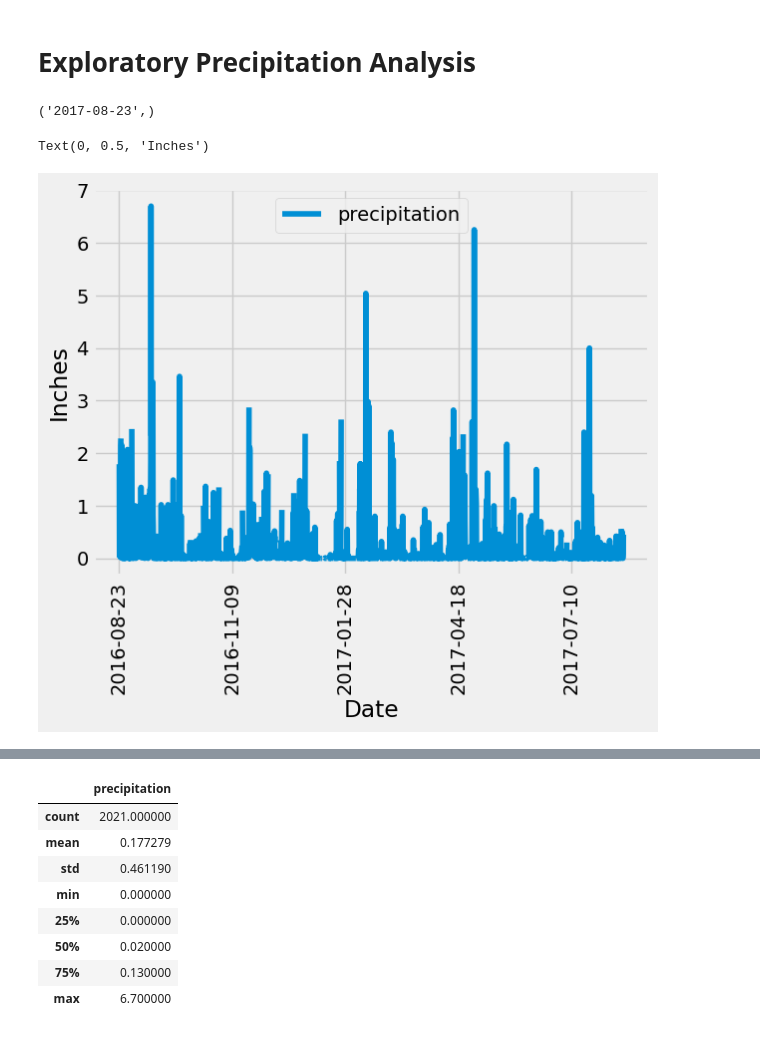
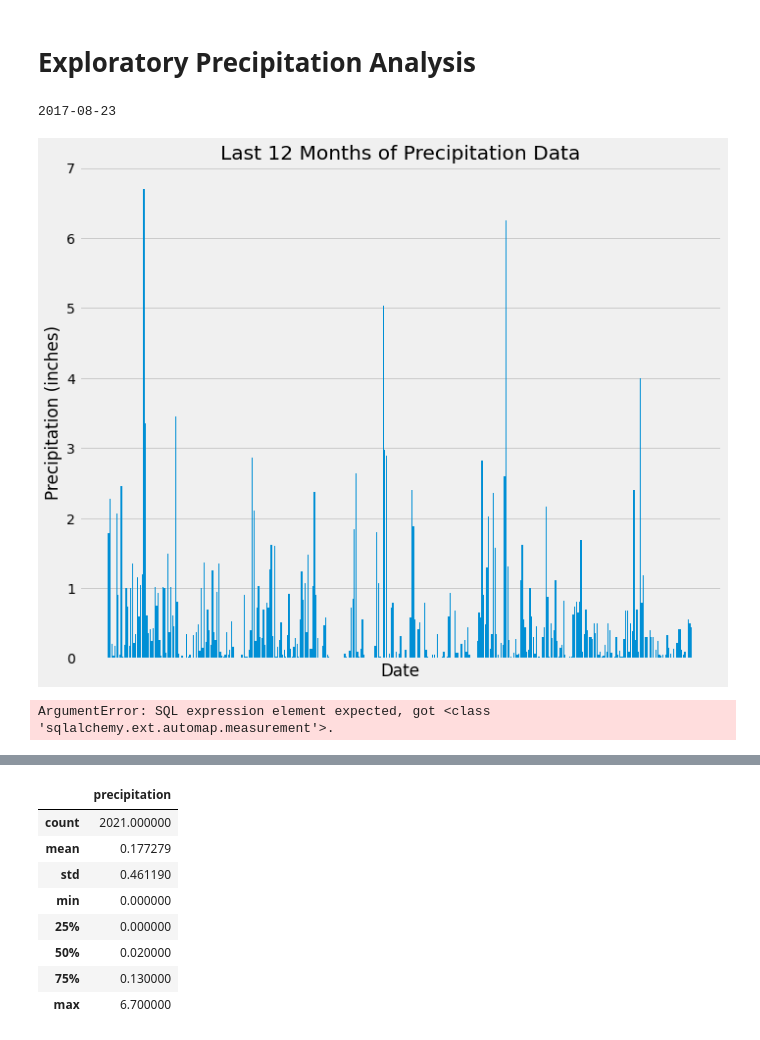
Before and after one commit to MirianRuanova/sqlalchemy-challenge, a Jupyter notebook: SurfsUp/climate_starter.ipynb, the cells around one changed output, grey strips where cells are left out. Cells and saved outputs as stored; diff of their text form; code cells hidden in the pictures.

```diff
--- a/SurfsUp/climate_starter.ipynb
+++ b/SurfsUp/climate_starter.ipynb
@@ -95,11 +72,61 @@ session.close()
 # Exploratory Precipitation Analysis
 # %%
 # Find the most recent date in the data set.
+most_recent_date = session.query(func.max(measurement.date)).scalar()
+print(most_recent_date)
 # %% [output]
-('2017-08-23',)
+2017-08-23
+# %%
+
+# Design a query to retrieve the last 12 months of precipitation data and plot the results.
+# Starting from the most recent data point in the database.
+
+import matplotlib.dates as mdates
+
+most_recent_date = session.query(func.max(measurement.date)).scalar()
+
+
+# Calculate the date one year from the last date in data set.
+one_year_ago = pd.to_datetime(most_recent_date) - pd.DateOffset(years=1)
+one_year_ago_str = one_year_ago.strftime('%Y-%m-%d')
+
+# Perform a query to retrieve the data and precipitation scores
+results = session.query(measurement.date, measurement.prcp).\
+          filter(measurement.date >= one_year_ago_str).\
+          order_by(measurement.date).all()
+
+# Save the query results as a Pandas DataFrame. Explicitly set the column names
+
+df = pd.DataFrame(results, columns=['Date', 'Precipitation'])
+
+# Sort the dataframe by date
+
+df.sort_values(by='Date', inplace=True)
+
+# Use Pandas Plotting with Matplotlib to plot the data
+
+plt.figure(figsize=(10, 8))
+plt.bar(df['Date'], df['Precipitation'])
+plt.xlabel('Date')
+plt.ylabel('Precipitation (inches)')
+plt.title('Last 12 Months of Precipitation Data')
+#plt.xticks(rotation=90)
+plt.tight_layout()
+# Format x-axis tick labels to display one date per month
+ax = plt.gca()
+ax.xaxis.set_major_locator(mdates.MonthLocator())
+ax.xaxis.set_major_formatter(mdates.DateFormatter('%Y-%m'))
+
+plt.xticks(rotation=90)
+plt.tight_layout()
+plt.show()
+# %% [output]
+[figure, added]
 # %%
 # Design a query to retrieve the last 12 months of precipitation data and plot the results.
 # Starting from the most recent data point in the database.
+
+most_recent_date = session.query(func.max(measurement)).scalar()
 
 # Calculate the date one year from the last date in data set.
 
@@ -115,5 +142,4 @@ session.close()
 
 # Use Pandas Plotting with Matplotlib to plot the data
 # %% [output]
-Text(0, 0.5, 'Inches')
+ArgumentError: SQL expression element expected, got <class 'sqlalchemy.ext.automap.measurement'>.
-[figure, removed]
```
Also changed, not shown: parts of 10 cells of this notebook, 2 other files.
